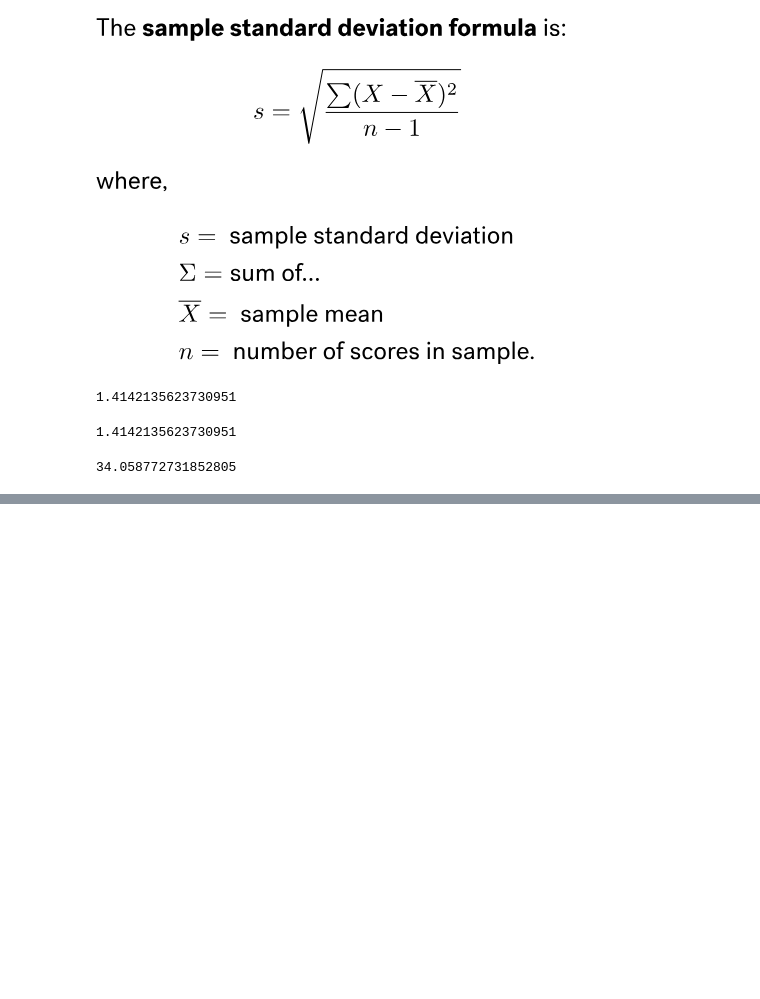
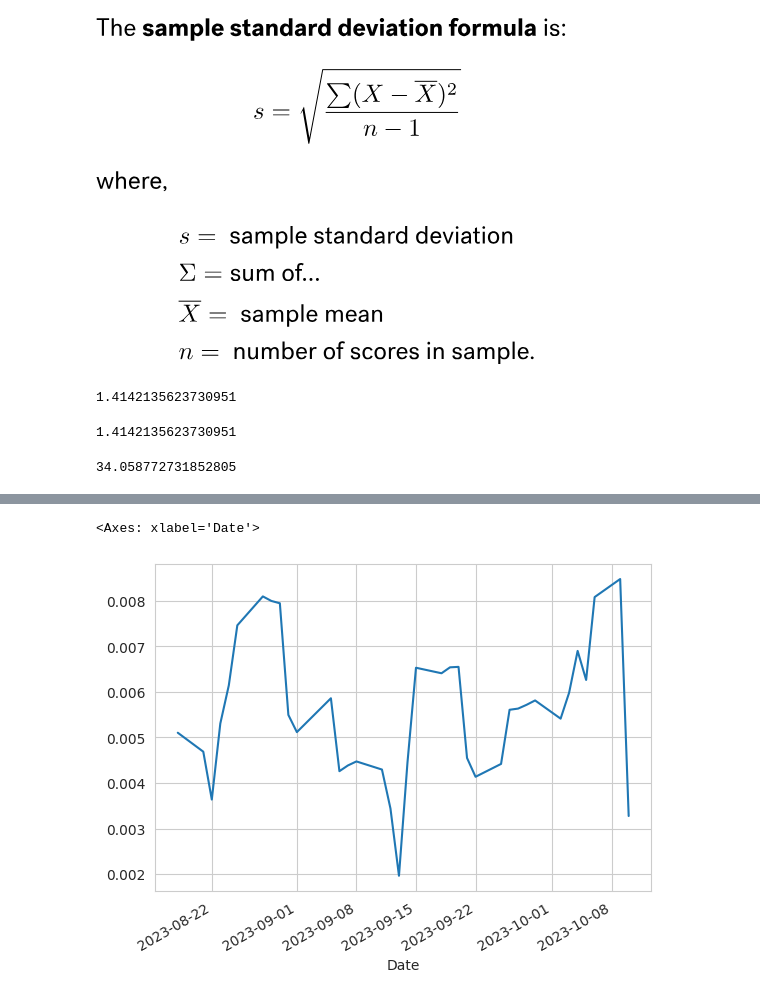
Before and after one commit to astrrr/quant-lab, a Jupyter notebook: lab_py_fin_variance.ipynb, the cells around one changed output, grey strips where cells are left out. Saved outputs shown, nothing was run; the diff lists cells and outputs as text; code cells hidden in the pictures; blank space fills up the shorter version.

```diff
--- a/lab_py_fin_variance.ipynb
+++ b/lab_py_fin_variance.ipynb
@@ -118,0 +187,5 @@ math.sqrt(np.var(system_b))
+# %%
+dji['rets'].rolling(5).std().plot()
+# %% [output]
+<Axes: xlabel='Date'>
+[figure, added]
```
Also changed, not shown: parts of 10 cells of this notebook.
